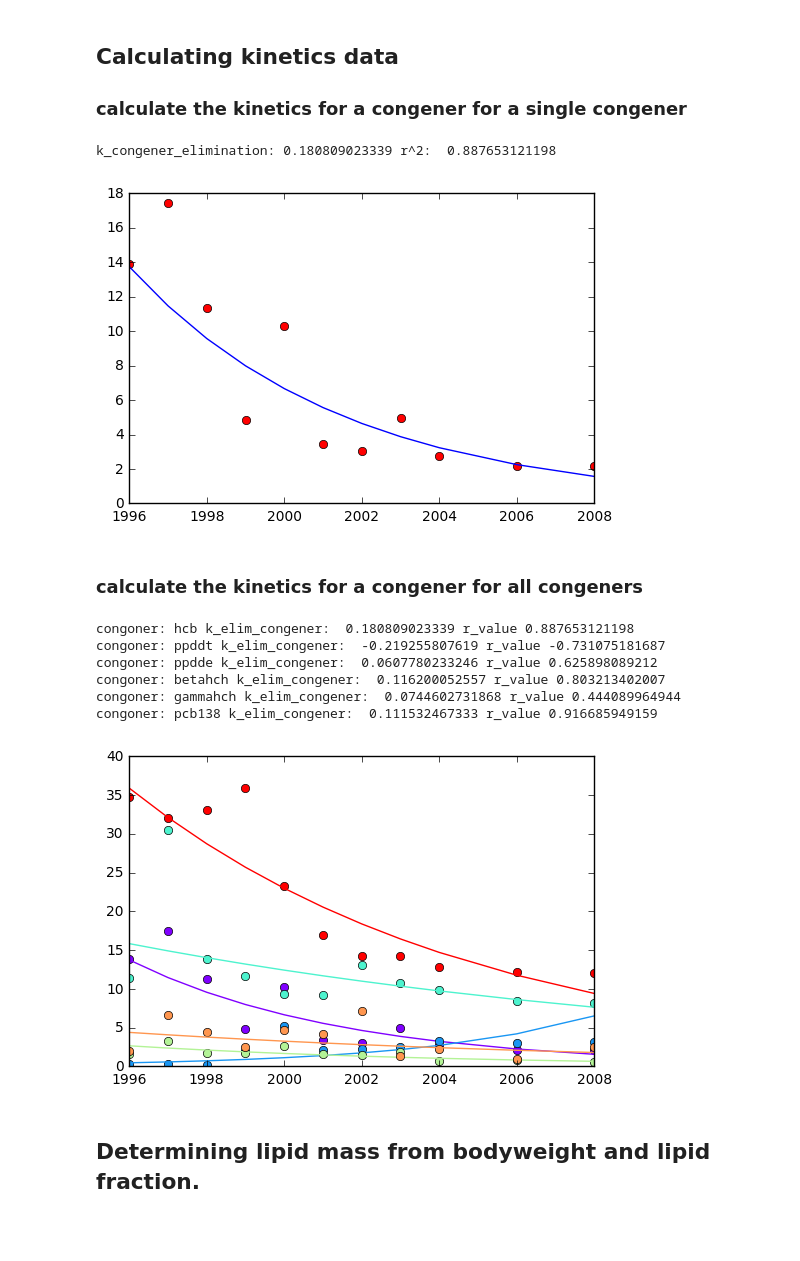
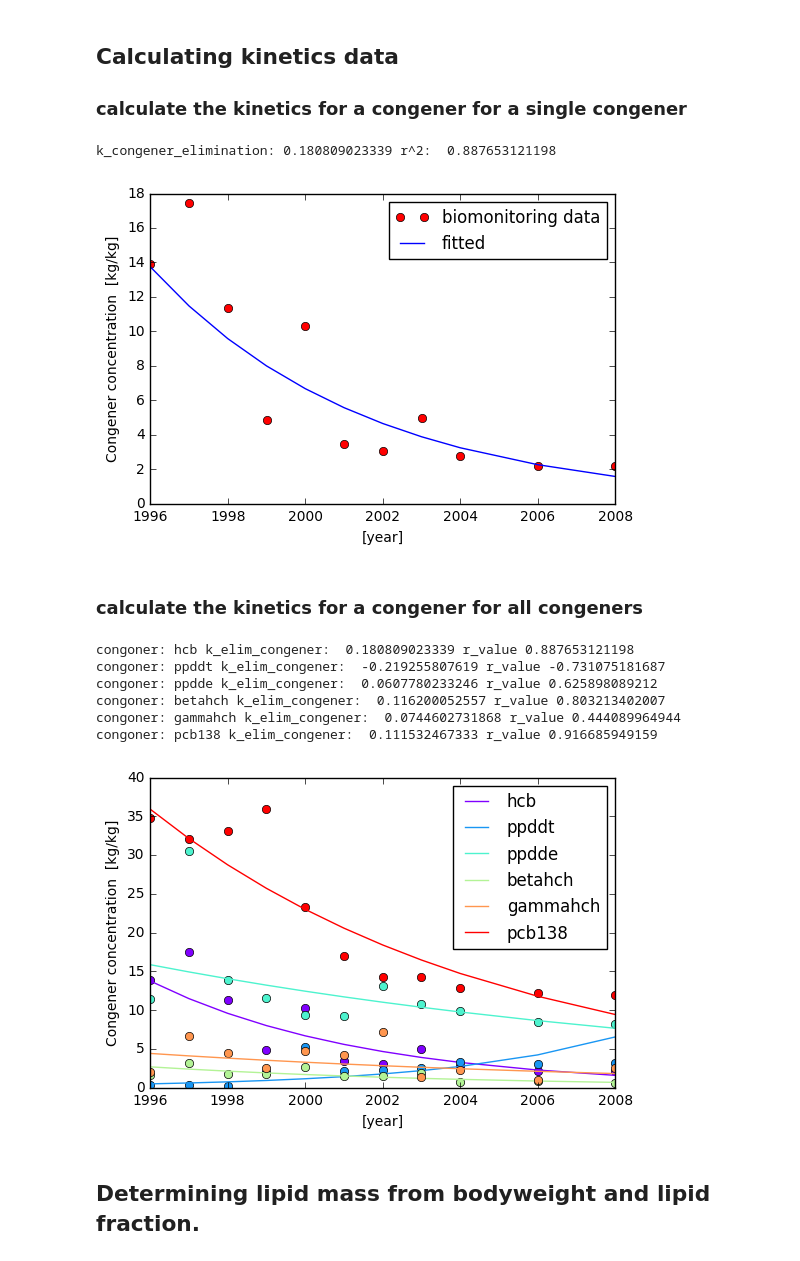
Before and after one commit to PandaStabber/pbpk_breastmilk, a Jupyter notebook: pk_milk_basic_functionality_example.ipynb, the cells around one changed output. Saved outputs shown, nothing was run; the diff lists cells and outputs as text; code cells hidden in the pictures; blank space fills up the shorter version.

```diff
--- a/pk_milk_basic_functionality_example.ipynb
+++ b/pk_milk_basic_functionality_example.ipynb
@@ -40,6 +39,6 @@ In this example, let's solve some problems:
 4. assume that the 1st order kinetic elimination coefficient is log(2)/5 [1/years]. Note: k_elim can also be calculated for each congener, which will be demonstrated.
 5. assume that there are 2 ode's per generation: one for fat mass and one for chemical in fat mass.
 # %%
-pk_milk_base = pk_milk(gens=4, y_start=0, y_end=205,lifespan=80,
+pk_milk_base = pk_milk(gens=5, y_end=205,lifespan=80,
                        brth_age = 25, average_lact_time=[10/12]*5,
                       k_lac=[1e-2] * 5, k_elim=[np.log(2) / 5] * 5)
@@ -95,13 +92,17 @@ print('k_congener_elimination:', k_congener, 'r^2: ', r_value)
 # plot the kinetics:
 
 x_shift = list(map(lambda x: x + year_one, x_adj_year))
-plt.plot(x_shift, col_congener, color='red', marker='o', linestyle='')
+plt.plot(x_shift, col_congener, color='red', marker='o', linestyle='',
+        label = 'biomonitoring data')
 plt.plot(x_shift, np.exp(y_congener_fitted),
-         color='blue', marker='', linestyle='-')
+         color='blue', marker='', linestyle='-',label = 'fitted')
+plt.legend()
+plt.xlabel('[year]')
+plt.ylabel('Congener concentration  [kg/kg]')
 plt.show()
 # %% [output]
 k_congener_elimination: 0.180809023339 r^2:  0.887653121198
-[figure, old version]
+[figure, new version]
 # %% [markdown]
 ###  calculate the kinetics for a congener for all congeners
 # %%
@@ -116,35 +117,38 @@ list_of_congeners = list(biomonitoring_data)[1:] # first value is the 'year' hea
 
 # define a color map
 colors = plt.cm.rainbow(np.linspace(0, 1, len(list_of_congeners)))
 
 for congener,c in zip(list_of_congeners, colors):
     # create import matrix with single congener
     biomonitoring_data_congener = biomonitoring_data[congener]
     biomonitoring_data_matrix = np.matrix([biomonitoring_data_years,biomonitoring_data_congener]).T
 
     col_year = np.array(biomonitoring_data_matrix[:, 0]).flatten('C')
     col_congener = np.array(biomonitoring_data_matrix[:, 1]).flatten('C')
     year_one = col_year[0]
 
     (x_adj_year,
      y_congener_fitted,
      k_congener, r_value) = pk_milk_base.biomonitoring_eval_(biomonitoring_data=biomonitoring_data_matrix)
 
     print('congoner:', congener, 'k_elim_congener: ', k_congener,'r_value', r_value)
 
     x_shift = list(map(lambda x: x + year_one, x_adj_year))
     plt.plot(x_shift, col_congener, color=c, marker='o', linestyle='')
     plt.plot(x_shift, np.exp(y_congener_fitted),
-             color=c, marker='', linestyle='-')
+             color=c, marker='', linestyle='-', label = congener)
+plt.legend()
+plt.xlabel('[year]')
+plt.ylabel('Congener concentration  [kg/kg]')
 plt.show()
 # %% [output]
 congoner: hcb k_elim_congener:  0.180809023339 r_value 0.887653121198
 congoner: ppddt k_elim_congener:  -0.219255807619 r_value -0.731075181687
 congoner: ppdde k_elim_congener:  0.0607780233246 r_value 0.625898089212
 congoner: betahch k_elim_congener:  0.116200052557 r_value 0.803213402007
 congoner: gammahch k_elim_congener:  0.0744602731868 r_value 0.444089964944
 congoner: pcb138 k_elim_congener:  0.111532467333 r_value 0.916685949159
-[figure, old version]
+[figure, new version]
 # %% [markdown]
 ## Determining lipid mass from bodyweight and lipid fraction.
 # %%
```
Also changed, not shown: parts of 9 cells of this notebook, 2 other files.
